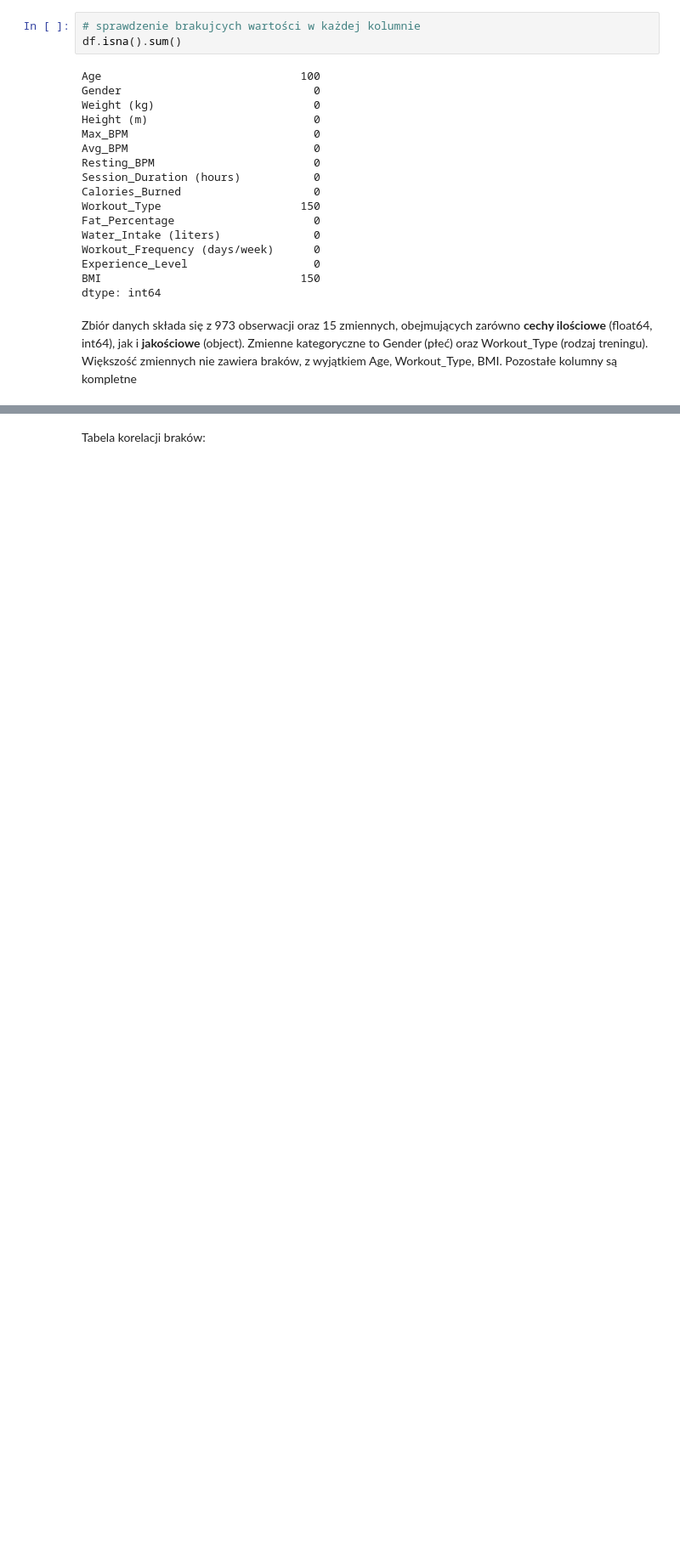
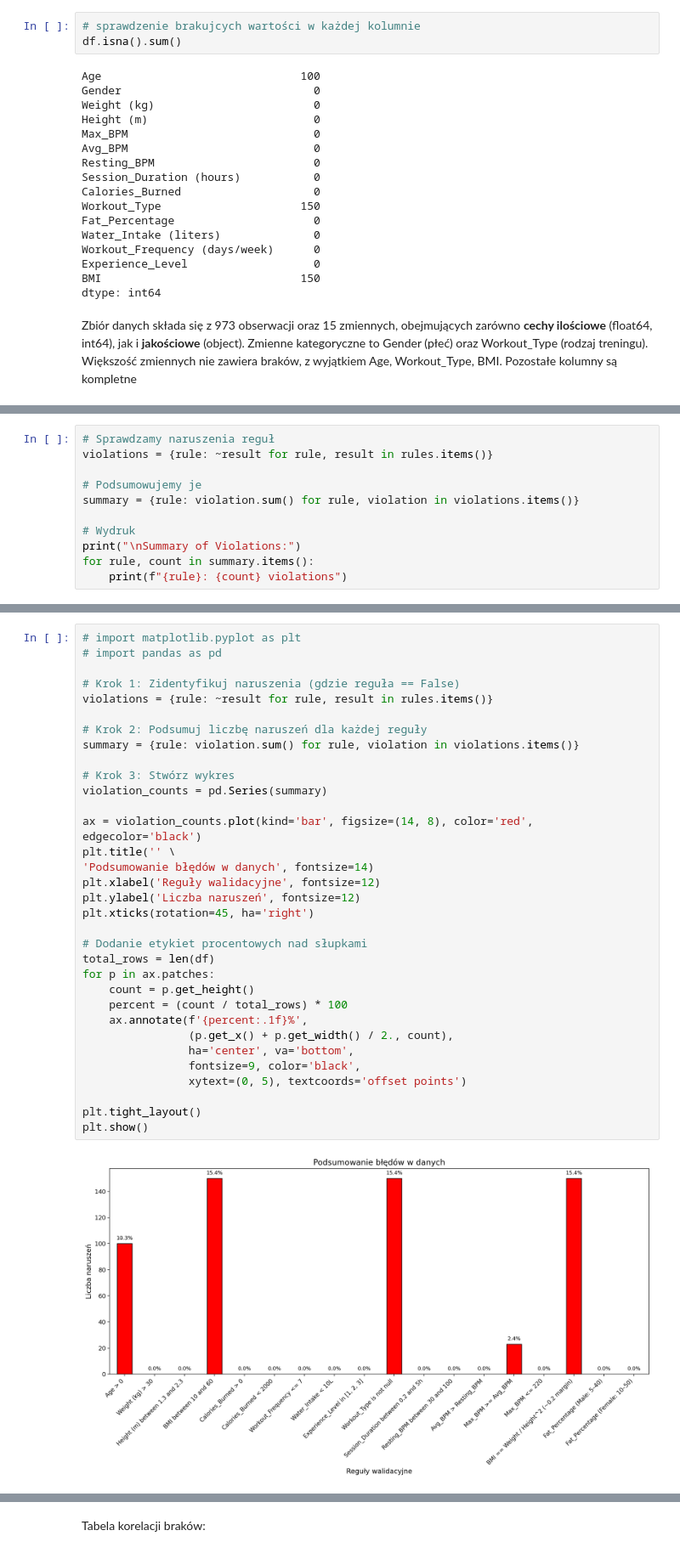
Before and after one commit to annwroblewska/projekt_SAD, a Jupyter notebook: projekt_SAD_ARP.ipynb, the cells around one changed output, grey strips where cells are left out. Shown at 85% size. Drawn from its saved outputs; the diff is of its cells as text; blank space fills up the shorter version.

```diff
--- a/projekt_SAD_ARP.ipynb
+++ b/projekt_SAD_ARP.ipynb
@@ -105,0 +170,11 @@ Zbiór danych składa się z 973 obserwacji oraz 15 zmiennych, obejmujących zar
+# %%
+# Sprawdzamy naruszenia reguł
+violations = {rule: ~result for rule, result in rules.items()}
+
+# Podsumowujemy je
+summary = {rule: violation.sum() for rule, violation in violations.items()}
+
+# Wydruk
+print("\nSummary of Violations:")
+for rule, count in summary.items():
+    print(f"{rule}: {count} violations")
@@ -106 +203,36 @@ Zbiór danych składa się z 973 obserwacji oraz 15 zmiennych, obejmujących zar
+# %%
+# import matplotlib.pyplot as plt
+# import pandas as pd
+
+# Krok 1: Zidentyfikuj naruszenia (gdzie reguła == False)
+violations = {rule: ~result for rule, result in rules.items()}
+
+# Krok 2: Podsumuj liczbę naruszeń dla każdej reguły
+summary = {rule: violation.sum() for rule, violation in violations.items()}
+
+# Krok 3: Stwórz wykres
+violation_counts = pd.Series(summary)
+
+ax = violation_counts.plot(kind='bar', figsize=(14, 8), color='red', edgecolor='black')
+plt.title('' \
+'Podsumowanie błędów w danych', fontsize=14)
+plt.xlabel('Reguły walidacyjne', fontsize=12)
+plt.ylabel('Liczba naruszeń', fontsize=12)
+plt.xticks(rotation=45, ha='right')
+
+# Dodanie etykiet procentowych nad słupkami
+total_rows = len(df)
+for p in ax.patches:
+    count = p.get_height()
+    percent = (count / total_rows) * 100
+    ax.annotate(f'{percent:.1f}%',
+                (p.get_x() + p.get_width() / 2., count),
+                ha='center', va='bottom',
+                fontsize=9, color='black',
+                xytext=(0, 5), textcoords='offset points')
+
+plt.tight_layout()
+plt.show()
+# %% [output]
+[figure, added]
 # %% [markdown]
```
Also changed, not shown: parts of 112 cells of this notebook.
